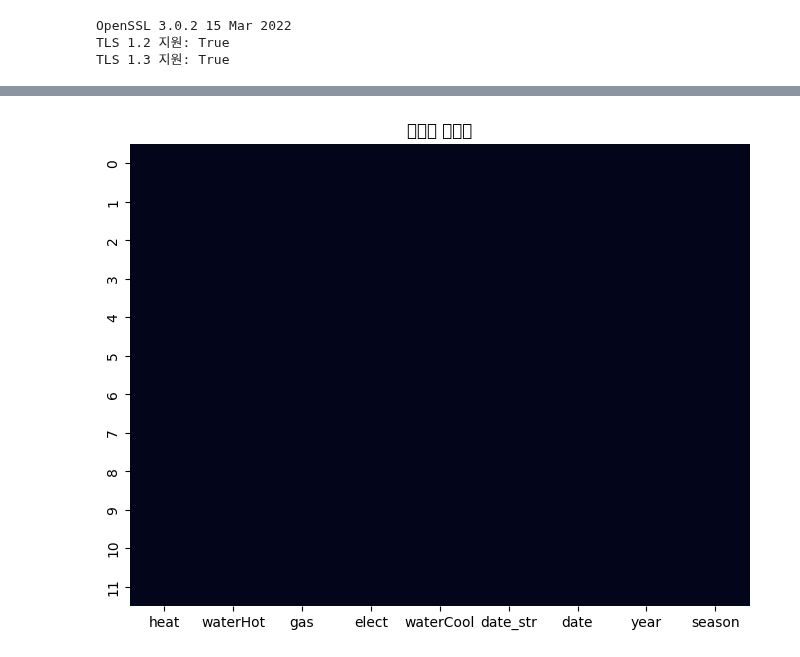
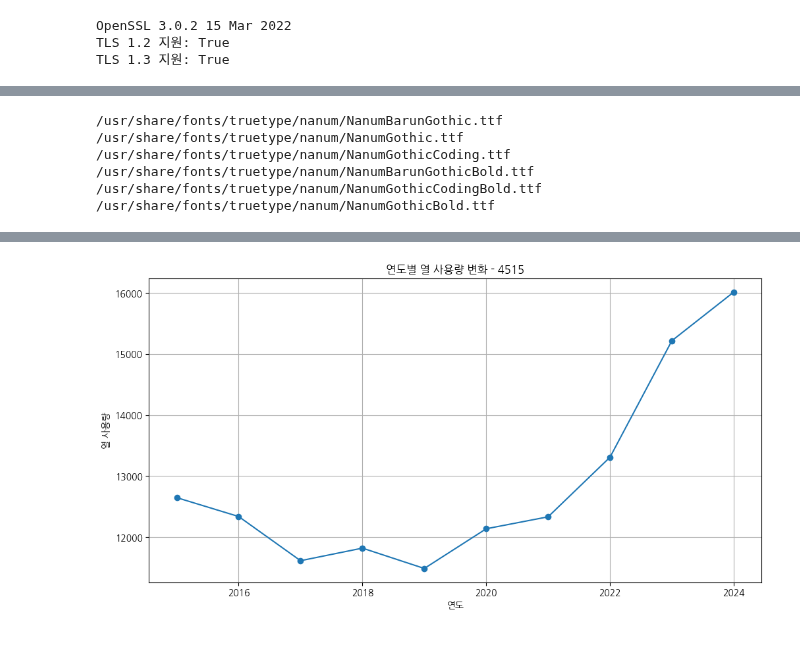
Before and after one commit to kamser0415/Data-Analysis-with-Open-Source, a Jupyter notebook: 오픈소스_데이터_분석_6강.ipynb, the cells around one changed output, grey strips where cells are left out. Drawn from its saved outputs; the diff is of its cells as text; code cells hidden in the pictures.

```diff
--- a/오픈소스_데이터_분석_6강.ipynb
+++ b/오픈소스_데이터_분석_6강.ipynb
@@ -281,5 +287,2 @@ df
-# %%
-import matplotlib.pyplot as plt
-plt.rc('font', family='NanumBarunGothic')
 # %%
 !sudo apt-get install -y fonts-nanum
@@ -306,21 +309,50 @@ Processing triggers for fontconfig (2.13.1-4.2ubuntu5) ...
+# %%
+import matplotlib.font_manager as fm
+for font in fm.findSystemFonts(fontpaths=None, fontext='ttf'):
+    if "Gothic" in font or "Apple" in font:
+        print(font)
+# %% [output]
+/usr/share/fonts/truetype/nanum/NanumBarunGothic.ttf
+/usr/share/fonts/truetype/nanum/NanumGothic.ttf
+/usr/share/fonts/truetype/nanum/NanumGothicCoding.ttf
+/usr/share/fonts/truetype/nanum/NanumBarunGothicBold.ttf
+/usr/share/fonts/truetype/nanum/NanumGothicCodingBold.ttf
+/usr/share/fonts/truetype/nanum/NanumGothicBold.ttf
 # %%
 # 3-1
 # 연도별 에너지 사용 총 금액(전기+가스+난방+급탕) 변화량을 선 그래프로 시각화하고,
 # 그래프에 자신의 학번 뒤 4자리를 제목에 포함하여 저장하시오.
 # (예: "연도별 에너지 사용 총액 변화 - 1234") 시각화 코드와 생성된 그래프를 첨부하시오.
-
+import matplotlib.pyplot as plt
 import numpy as np
 import pandas as pd
-
-### 시각화 라이브러리 임포트
-import seaborn as sns
-import missingno as msno
+plt.rc('font', family='NanumGothic')
 
 ### 결측치 히트맵
-plt.figure(figsize=(8, 6))
-sns.heatmap(df.isnull(), cbar=False)
-plt.title("결측치 히트맵")
+# plt.figure(figsize=(8, 6))
+# sns.heatmap(df.isnull(), cbar=False)
+# plt.title("결측치 히트맵")
+# plt.show()
+
+df = pd.read_json("energy_data.json")
+
+print(df)
+
+df['date'] = pd.to_datetime(df['date_str'],format='%Y%m')
+df['year'] = df['date'].dt.year
+
+df['total_month'] = df[["heat", "waterHot", "gas", "elect", "waterCool"]].sum(axis = 1)
+
+yearly = df.groupby('year')['total_month'].sum()
+
+print(yearly)
+
+# ### 결측치가 없다
+plt.figure(figsize=(12, 6))
+plt.plot(yearly.index, yearly.values)
+plt.title("연도별 열 사용량 변화 - 4515")
+plt.xlabel("연도")
+plt.ylabel("열 사용량")
+plt.grid(True)
 plt.show()
-
-### 결측치가 없다
 # %% [output]
@@ -344 +376 @@ WARNING:matplotlib.font_manager:findfont: Font family 'NanumBarunGothic' not fou
-[figure, old version]
+[figure, new version]
```
Also changed, not shown: parts of 7 cells of this notebook.
